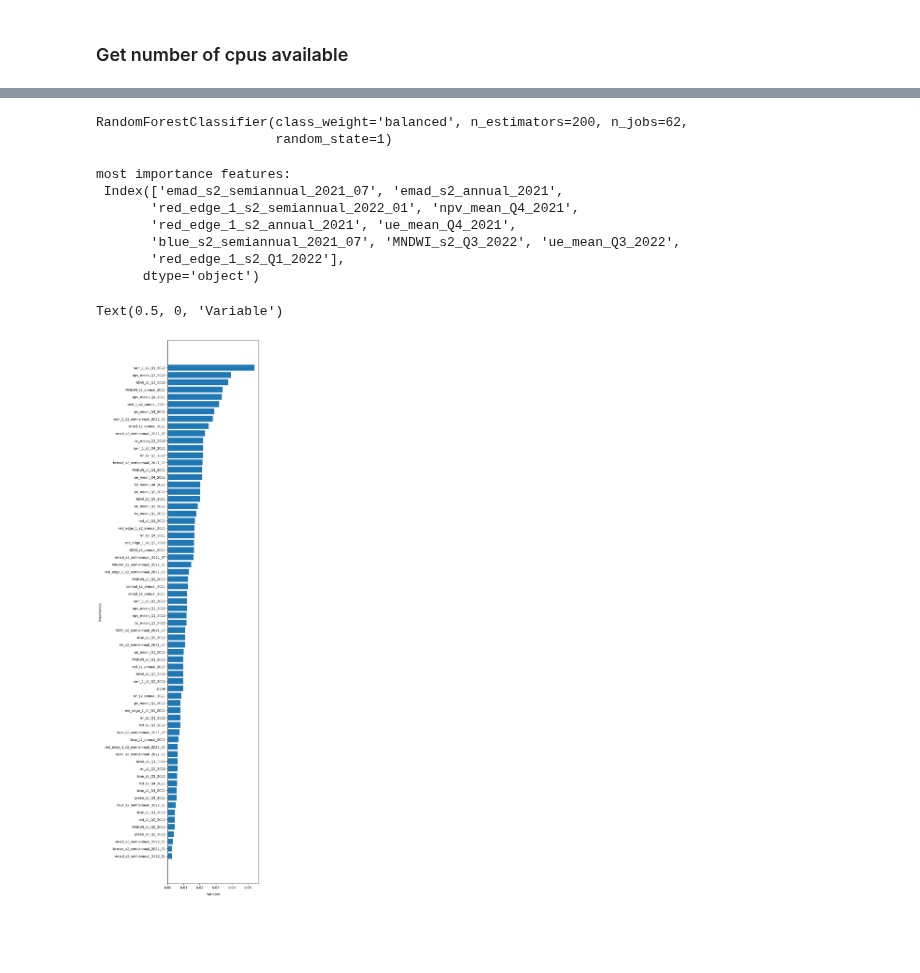
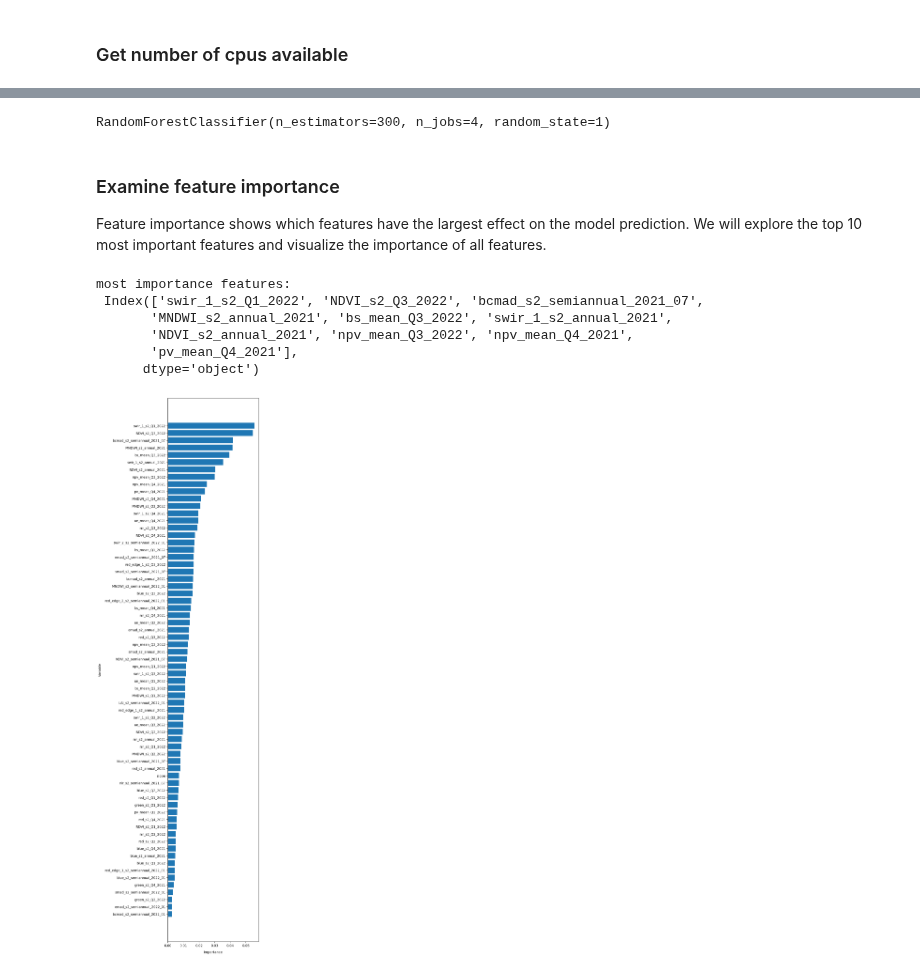
Before and after one commit to digitalearthafrica/FAO_crop_type, a Jupyter notebook: 5_Fit_classifier.ipynb, the cells around one changed output, grey strips where cells are left out. Saved outputs shown, nothing was run; the diff lists cells and outputs as text; code cells hidden in the pictures; blank space fills up the shorter version.

```diff
--- a/5_Fit_classifier.ipynb
+++ b/5_Fit_classifier.ipynb
@@ -115,0 +104,9 @@ Optimal parameters:
+# %%
+cv = model_selection.StratifiedShuffleSplit(
+    n_splits=5, random_state=1)  # stratified shuffle K-fold splitting
+rf = RandomForestClassifier()
+print('Grid searching best hyper-parameters...')
+grid_search = model_selection.GridSearchCV(
+    estimator=rf, param_grid=rf_param_grid, cv=cv, n_jobs=ncpus, verbose=2)
+grid_search.fit(X, y)
+print('Optimal parameters: \n', grid_search.best_params_)
@@ -116,26 +136,31 @@ Optimal parameters:
 # %%
-rf.fit(X_dropped,y)
+rf.fit(X,y)
 # %% [output]
-RandomForestClassifier(class_weight='balanced', n_estimators=200, n_jobs=62,
-                       random_state=1)
+RandomForestClassifier(n_estimators=300, n_jobs=4, random_state=1)
-# %%
-# most important features
-feat_importance_indices=np.argsort(rf.feature_importances_)[-10:]
-print('most importance features: \n',X_dropped.columns[1:][feat_importance_indices])
-plt.figure(figsize=(5,30))
-order=np.argsort(rf.feature_importances_)
-plt.barh(y=np.array(X_dropped.columns)[order],width=rf.feature_importances_[order])
-plt.gca().set_ylabel('Importance', labelpad=10)
-plt.gca().set_xlabel('Variable', labelpad=10)
-# %% [output]
-most importance features:
- Index(['emad_s2_semiannual_2021_07', 'emad_s2_annual_2021',
-       'red_edge_1_s2_semiannual_2022_01', 'npv_mean_Q4_2021',
-       'red_edge_1_s2_annual_2021', 'ue_mean_Q4_2021',
-       'blue_s2_semiannual_2021_07', 'MNDWI_s2_Q3_2022', 'ue_mean_Q3_2022',
-       'red_edge_1_s2_Q1_2022'],
-      dtype='object')
-Text(0.5, 0, 'Variable')
-[figure, removed]
+# %% [markdown]
+### Examine feature importance
+
+Feature importance shows which features have the largest effect on the model prediction. We will explore the top 10 most important features and visualize the importance of all features.
+# %%
+feature_names = model_input_df.drop(label_col, axis=1).columns
+# %%
+# most important features
+feat_importance_indices=np.argsort(rf.feature_importances_)[::-1][:10]
+print('most importance features: \n', feature_names[feat_importance_indices])
+# %% [output]
+most importance features:
+ Index(['swir_1_s2_Q1_2022', 'NDVI_s2_Q3_2022', 'bcmad_s2_semiannual_2021_07',
+       'MNDWI_s2_annual_2021', 'bs_mean_Q3_2022', 'swir_1_s2_annual_2021',
+       'NDVI_s2_annual_2021', 'npv_mean_Q3_2022', 'npv_mean_Q4_2021',
+       'pv_mean_Q4_2021'],
+      dtype='object')
+# %%
+plt.figure(figsize=(5,30))
+order=np.argsort(rf.feature_importances_)
+plt.barh(y=np.array(feature_names[order]), width=rf.feature_importances_[order])
+plt.gca().set_xlabel('Importance', labelpad=10);
+plt.gca().set_ylabel('Variable', labelpad=10);
+# %% [output]
+[figure, added]
 # %% [markdown]
 ## Accuracy assessment
```
Also changed, not shown: parts of 25 cells of this notebook, 3 other files.
